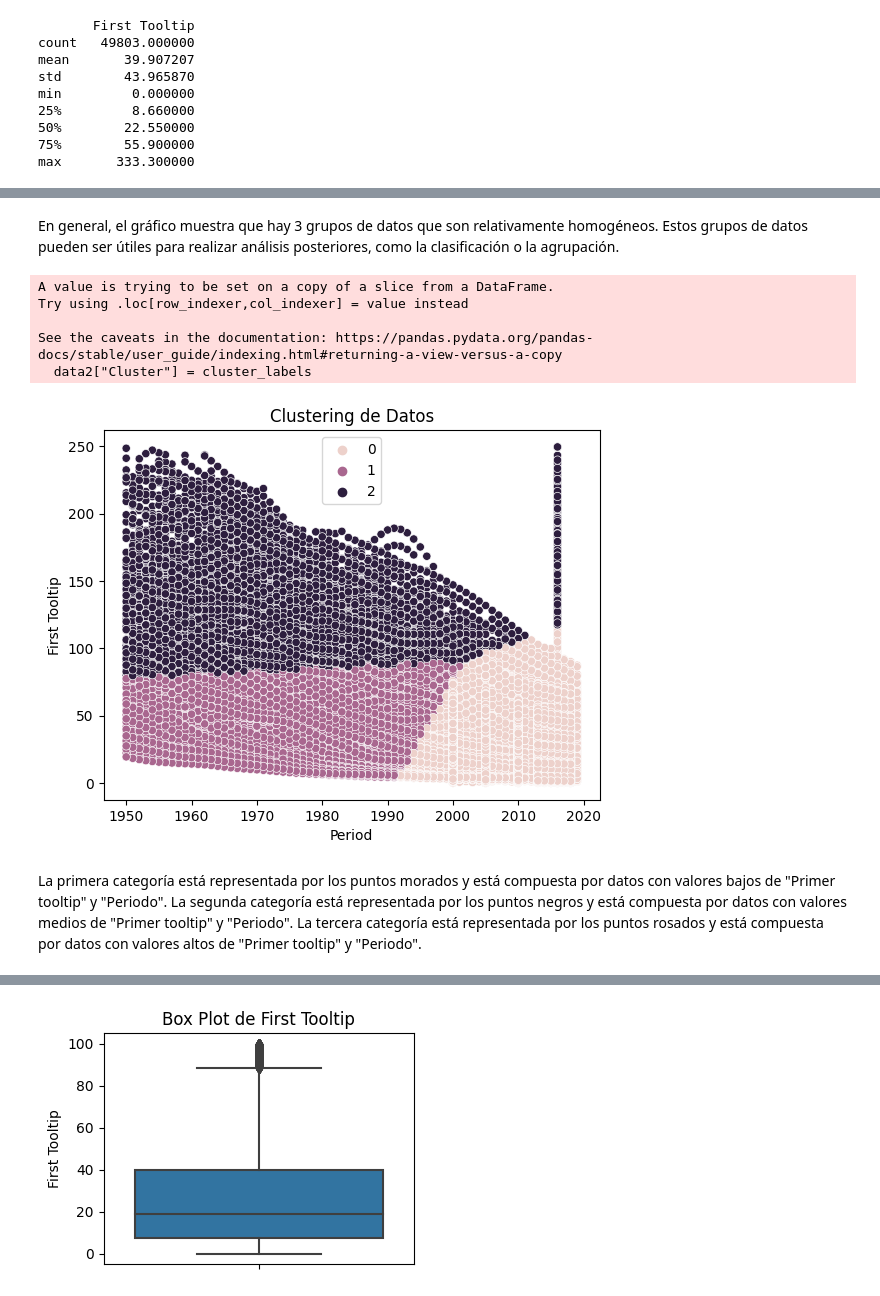
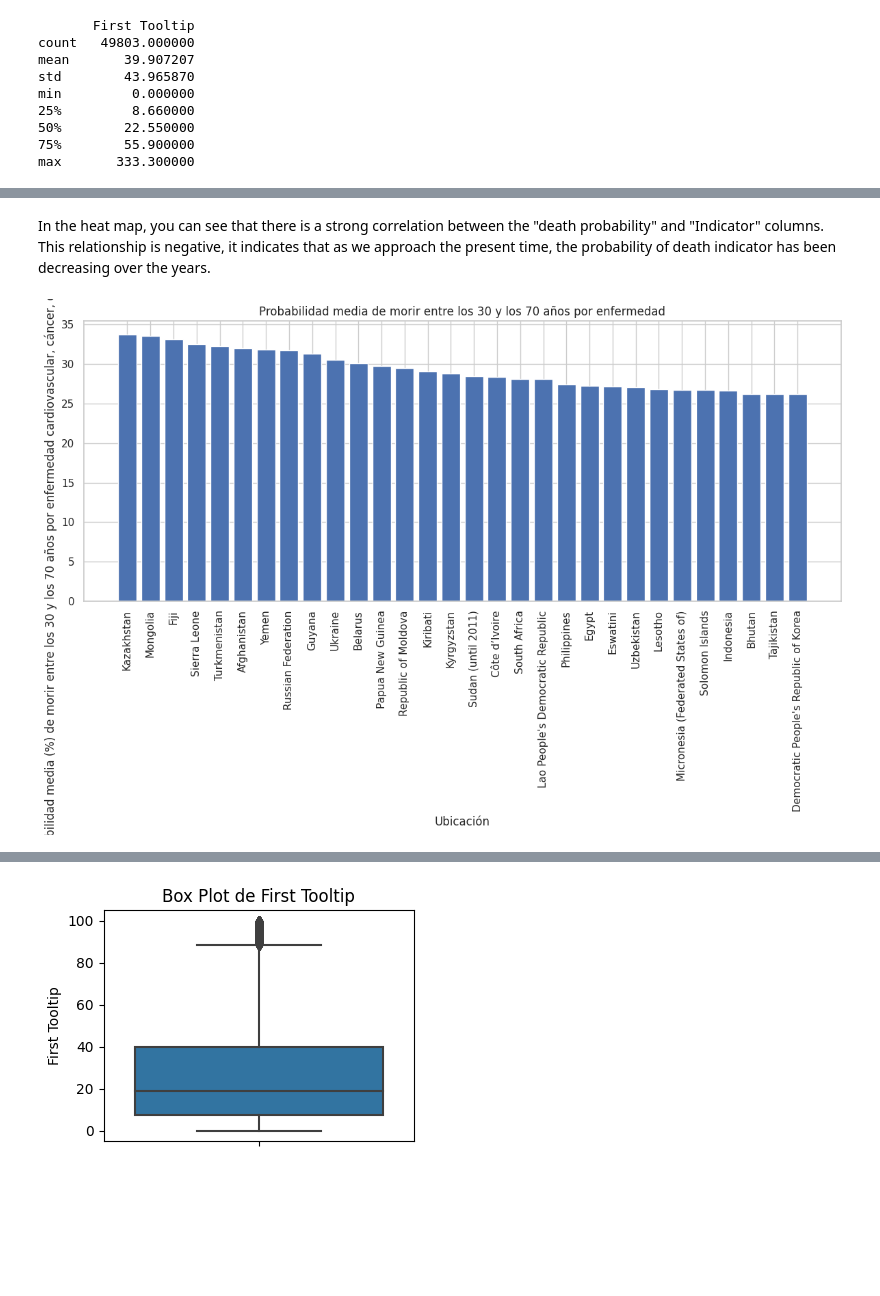
Before and after one commit to toyaESTADISTICO/Prueba_Sura, a Jupyter notebook: SURA_Andres_Montoya_Morales.ipynb, the cells around one changed output, grey strips where cells are left out. Cells and saved outputs as stored; diff of their text form; code cells hidden in the pictures; blank space fills up the shorter version.

```diff
--- a/SURA_Andres_Montoya_Morales.ipynb
+++ b/SURA_Andres_Montoya_Morales.ipynb
@@ -198,35 +152,35 @@ Varianza explicada por cada componente: [0.81536699 0.14481045 0.03982256]
-# %% [markdown]
-En general, el gráfico muestra que hay 3 grupos de datos que son relativamente homogéneos. Estos grupos de datos pueden ser útiles para realizar análisis posteriores, como la clasificación o la agrupación.
-# %%
-from sklearn.cluster import KMeans
-
-data3 = data[data["First Tooltip"] <= 250]
-
-# Filtrar y escalar los datos numéricos relevantes
-numeric_columns = data2.select_dtypes(include=[np.number])
-scaler = StandardScaler()
-scaled_data = scaler.fit_transform(numeric_columns)
-
-# Aplicar KMeans
-kmeans = KMeans(n_clusters=3)  # Puedes ajustar el número de clústeres
-cluster_labels = kmeans.fit_predict(scaled_data)
-
-# Agregar los resultados del clustering al DataFrame
-data2["Cluster"] = cluster_labels
-
-# Visualizar los resultados del clustering
-sns.scatterplot(data=data3, x="Period", y="First Tooltip", hue="Cluster")
-plt.title("Clustering de Datos")
-plt.xlabel("Period")
-plt.ylabel("First Tooltip")
-plt.legend()
-plt.show()
-# %% [output]
-A value is trying to be set on a copy of a slice from a DataFrame.
-Try using .loc[row_indexer,col_indexer] = value instead
-
-See the caveats in the documentation: https://pandas.pydata.org/pandas-docs/stable/user_guide/indexing.html#returning-a-view-versus-a-copy
-  data2["Cluster"] = cluster_labels
-[figure, removed]
-# %% [markdown]
- La primera categoría está representada por los puntos morados y está compuesta por datos con valores bajos de "Primer tooltip" y "Periodo". La segunda categoría está representada por los puntos negros y está compuesta por datos con valores medios de "Primer tooltip" y "Periodo". La tercera categoría está representada por los puntos rosados y está compuesta por datos con valores altos de "Primer tooltip" y "Periodo".
+# %% [markdown]
+In the heat map, you can see that there is a strong correlation between the "death probability" and "Indicator" columns. This relationship is negative, it indicates that as we approach the present time, the probability of death indicator has been decreasing over the years.
+# %%
+import pandas as pd
+import matplotlib.pyplot as plt
+
+# Leer los datos del archivo CSV
+data = pd.read_csv("30-70cancerChdEtc.csv")
+
+# Seleccionar las columnas de interés
+data = data[["Location", "First Tooltip"]]
+
+# Agrupar los datos por ubicación y calcular la media de First Tooltip
+mean_first_tooltip = data.groupby("Location")["First Tooltip"].mean()
+
+# Ordenar los países por la media de First Tooltip, de mayor a menor
+mean_first_tooltip = mean_first_tooltip.sort_values(ascending=False)
+
+# Seleccionar los primeros 30 países
+num_countries_to_show = 30
+mean_first_tooltip = mean_first_tooltip.head(num_countries_to_show)
+
+# Crear un gráfico de barras
+plt.figure(figsize=(12, 8))  # Ajusta el tamaño del gráfico para acomodar los 30 países
+plt.bar(mean_first_tooltip.index, mean_first_tooltip)
+plt.xlabel("Ubicación")
+plt.ylabel("Probabilidad media (%) de morir entre los 30 y los 70 años por enfermedad cardiovascular, cáncer, diabetes o enfermedad respiratoria crónica")
+plt.title("Probabilidad media de morir entre los 30 y los 70 años por enfermedad")
+plt.xticks(rotation=90)
+plt.tight_layout()
+
+# Mostrar el gráfico
+plt.show()
+# %% [output]
+[figure, added]
```
Also changed, not shown: parts of 11 cells of this notebook.
